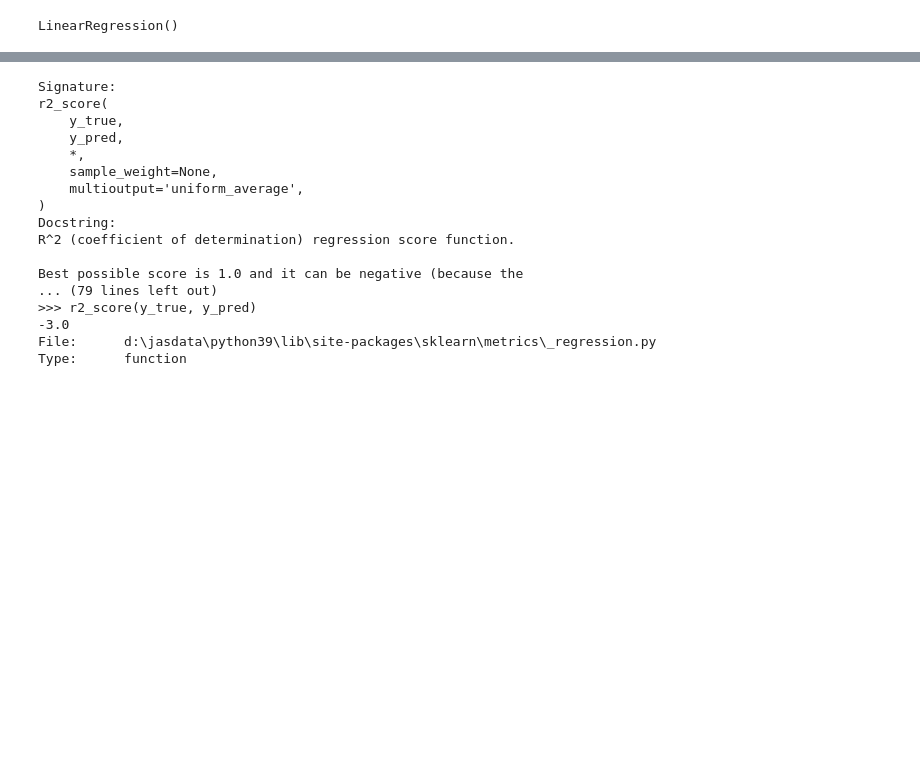
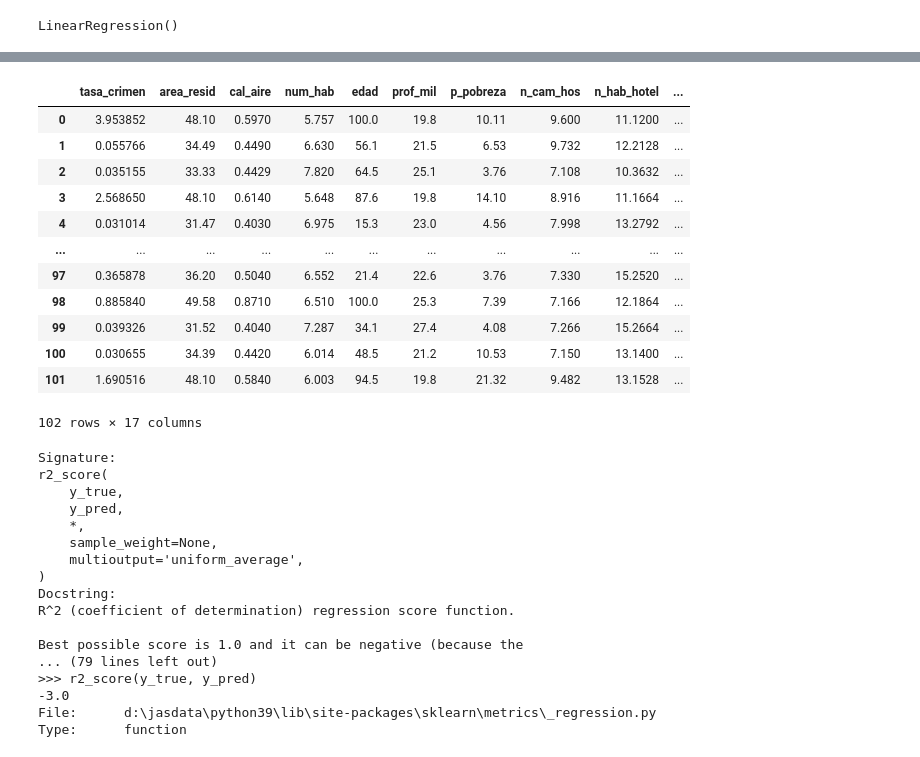
Before and after one commit to JASDataCTG/Diplomado-ML, a Jupyter notebook: Modulo 2/Notebooks/M02_03 - Regresion mult Train Test.ipynb, the cells around one changed output, grey strips where cells are left out. Drawn from its saved outputs; the diff is of its cells as text; code cells hidden in the pictures; blank space fills up the shorter version.

```diff
--- a/Modulo 2/Notebooks/M02_03 - Regresion mult Train Test.ipynb
+++ b/Modulo 2/Notebooks/M02_03 - Regresion mult Train Test.ipynb
@@ -36,0 +73,2 @@ y_test_s = linear_model_s.predict(X_test) # Realizar la predicción en el conjun
+# %%
+y_test_s_df = pd.DataFrame(y_test_s, columns = ['Prediccion']) # Convertir el array vector de predicciones a dataframe
@@ -37,2 +91,23 @@ y_test_s = linear_model_s.predict(X_test) # Realizar la predicción en el conjun
+# %%
+X_test_reindex = X_test.reset_index(drop = True, inplace = False) # Reindexar X_texst para poder hacer el join con y_test_s_df
+# %%
+test_x_con_pred = X_test_reindex.join(y_test_s_df) # Realizar la fusión de los dos datafram para poder ver el las variables predictoras
+# y la variable predica en un solo dataframe
+# %%
+test_x_con_pred
+# %% [output]
+|  | tasa_crimen | area_resid | cal_aire | num_hab | edad | prof_mil | p_pobreza | n_cam_hos | n_hab_hotel | ... |
+| 0 | 3.953852 | 48.10 | 0.5970 | 5.757 | 100.0 | 19.8 | 10.11 | 9.600 | 11.1200 | ... |
+| 1 | 0.055766 | 34.49 | 0.4490 | 6.630 | 56.1 | 21.5 | 6.53 | 9.732 | 12.2128 | ... |
+| 2 | 0.035155 | 33.33 | 0.4429 | 7.820 | 64.5 | 25.1 | 3.76 | 7.108 | 10.3632 | ... |
+| 3 | 2.568650 | 48.10 | 0.6140 | 5.648 | 87.6 | 19.8 | 14.10 | 8.916 | 11.1664 | ... |
+| 4 | 0.031014 | 31.47 | 0.4030 | 6.975 | 15.3 | 23.0 | 4.56 | 7.998 | 13.2792 | ... |
+| ... | ... | ... | ... | ... | ... | ... | ... | ... | ... | ... |
+| 97 | 0.365878 | 36.20 | 0.5040 | 6.552 | 21.4 | 22.6 | 3.76 | 7.330 | 15.2520 | ... |
+| 98 | 0.885840 | 49.58 | 0.8710 | 6.510 | 100.0 | 25.3 | 7.39 | 7.166 | 12.1864 | ... |
+| 99 | 0.039326 | 31.52 | 0.4040 | 7.287 | 34.1 | 27.4 | 4.08 | 7.266 | 15.2664 | ... |
+| 100 | 0.030655 | 34.39 | 0.4420 | 6.014 | 48.5 | 21.2 | 10.53 | 7.150 | 13.1400 | ... |
+| 101 | 1.690516 | 48.10 | 0.5840 | 6.003 | 94.5 | 19.8 | 21.32 | 9.482 | 13.1528 | ... |
+102 rows × 17 columns
 # %%
 from sklearn.metrics import r2_score # Importar la función que realiza el calculo del coeficiente de determinación
```
Also changed, not shown: parts of 9 cells of this notebook, 2 other files.
